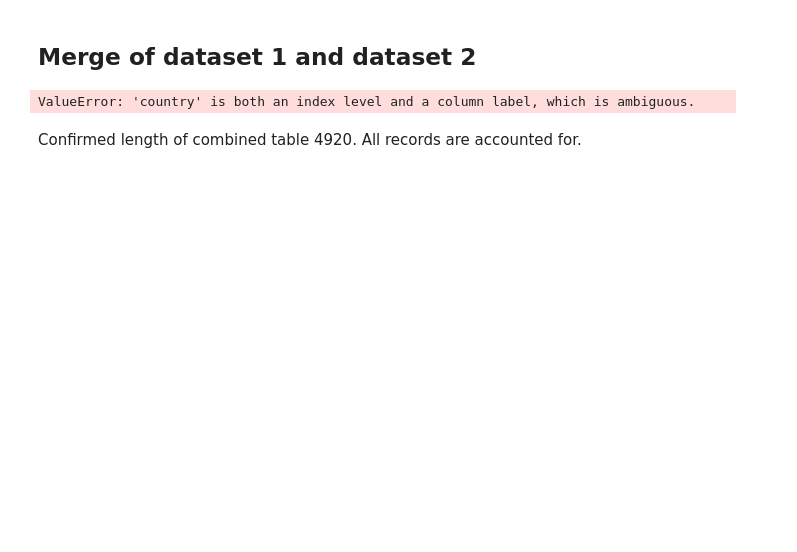
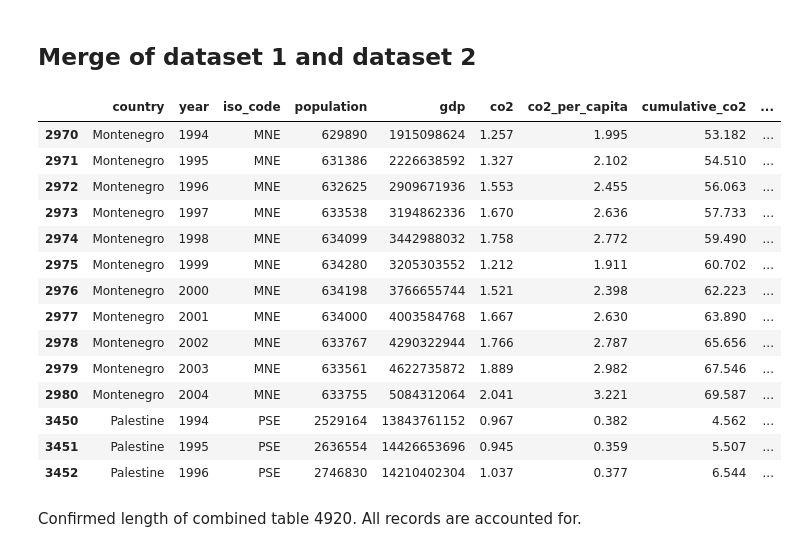
Before and after one commit to Grant-Oglesby/grant_oglesby_capstone_project, a Jupyter notebook: notebooks/transform.ipynb, the cells around one changed output. Cells and saved outputs as stored; diff of their text form; code cells hidden in the pictures; blank space fills up the shorter version.

```diff
--- a/notebooks/transform.ipynb
+++ b/notebooks/transform.ipynb
@@ -938,9 +950,24 @@ dtype: float64
 # %%
 # Merge dataset on index of joint 'country' and 'year'
 df_merged = df_co2.merge(df_energy, on=['country', 'year'], how='left')
-df_merged
+# print only records that are null
+df_merged[df_merged[['energy_per_capita', 'primary_energy_consumption']].isnull().any(axis=1)]
 # %% [output]
-ValueError: 'country' is both an index level and a column label, which is ambiguous.
+|  | country | year | iso_code | population | gdp | co2 | co2_per_capita | cumulative_co2 | ... |
+| 2970 | Montenegro | 1994 | MNE | 629890 | 1915098624 | 1.257 | 1.995 | 53.182 | ... |
+| 2971 | Montenegro | 1995 | MNE | 631386 | 2226638592 | 1.327 | 2.102 | 54.510 | ... |
+| 2972 | Montenegro | 1996 | MNE | 632625 | 2909671936 | 1.553 | 2.455 | 56.063 | ... |
+| 2973 | Montenegro | 1997 | MNE | 633538 | 3194862336 | 1.670 | 2.636 | 57.733 | ... |
+| 2974 | Montenegro | 1998 | MNE | 634099 | 3442988032 | 1.758 | 2.772 | 59.490 | ... |
+| 2975 | Montenegro | 1999 | MNE | 634280 | 3205303552 | 1.212 | 1.911 | 60.702 | ... |
+| 2976 | Montenegro | 2000 | MNE | 634198 | 3766655744 | 1.521 | 2.398 | 62.223 | ... |
+| 2977 | Montenegro | 2001 | MNE | 634000 | 4003584768 | 1.667 | 2.630 | 63.890 | ... |
+| 2978 | Montenegro | 2002 | MNE | 633767 | 4290322944 | 1.766 | 2.787 | 65.656 | ... |
+| 2979 | Montenegro | 2003 | MNE | 633561 | 4622735872 | 1.889 | 2.982 | 67.546 | ... |
+| 2980 | Montenegro | 2004 | MNE | 633755 | 5084312064 | 2.041 | 3.221 | 69.587 | ... |
+| 3450 | Palestine | 1994 | PSE | 2529164 | 13843761152 | 0.967 | 0.382 | 4.562 | ... |
+| 3451 | Palestine | 1995 | PSE | 2636554 | 14426653696 | 0.945 | 0.359 | 5.507 | ... |
+| 3452 | Palestine | 1996 | PSE | 2746830 | 14210402304 | 1.037 | 0.377 | 6.544 | ... |
 # %% [markdown]
 Confirmed length of combined table 4920. All records are accounted for.
 # %%
```
Also changed, not shown: parts of 29 cells of this notebook, 12 other files.
